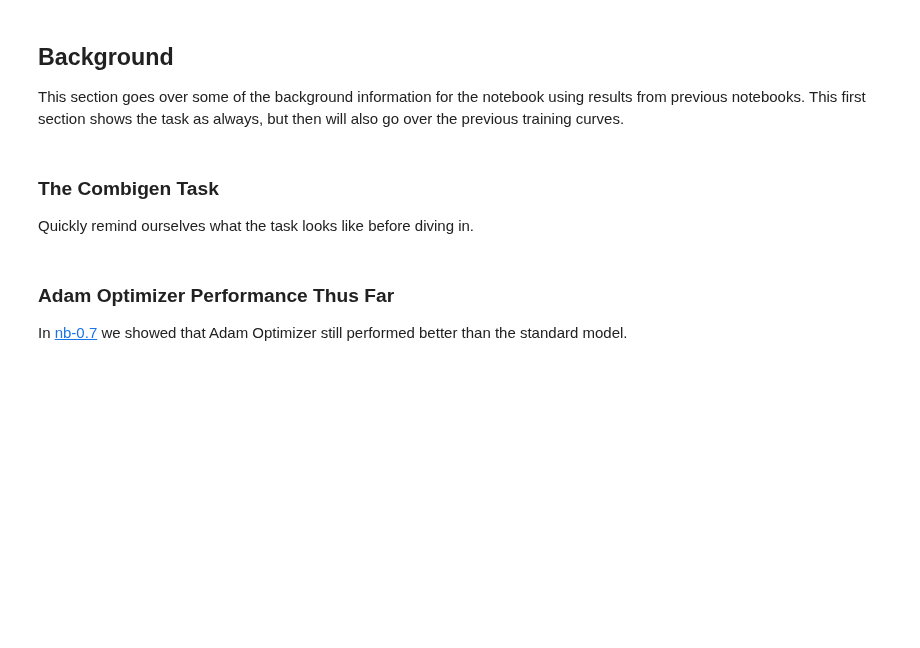
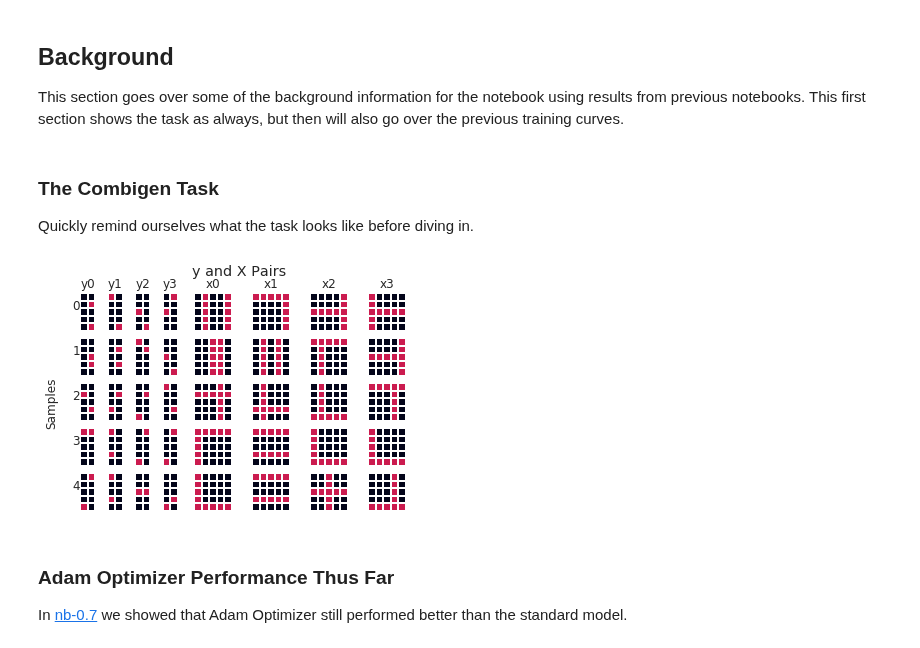
Before and after one commit to apra93/leabra-tf, a Jupyter notebook: docs/source/notebooks/0.5.1-Adam-With-Non-Uniform-Task-Statistics.ipynb, the cells around one changed output. Drawn from its saved outputs; the diff is of its cells as text; code cells hidden in the pictures; blank space fills up the shorter version.

```diff
--- a/docs/source/notebooks/0.5.1-Adam-With-Non-Uniform-Task-Statistics.ipynb
+++ b/docs/source/notebooks/0.5.1-Adam-With-Non-Uniform-Task-Statistics.ipynb
@@ -200,8 +195,10 @@ This section goes over some of the background information for the notebook using
 
 Quickly remind ourselves what the task looks like before diving in.
 # %%
-# cgh.visualize_combigen(5)
-# plt.show()
+cgh.visualize_combigen(5)
+plt.show()
+# %% [output]
+[figure, added]
 # %% [markdown]
 ### Adam Optimizer Performance Thus Far
 
```
Also changed, not shown: parts of 23 cells of this notebook, 1 other file.
